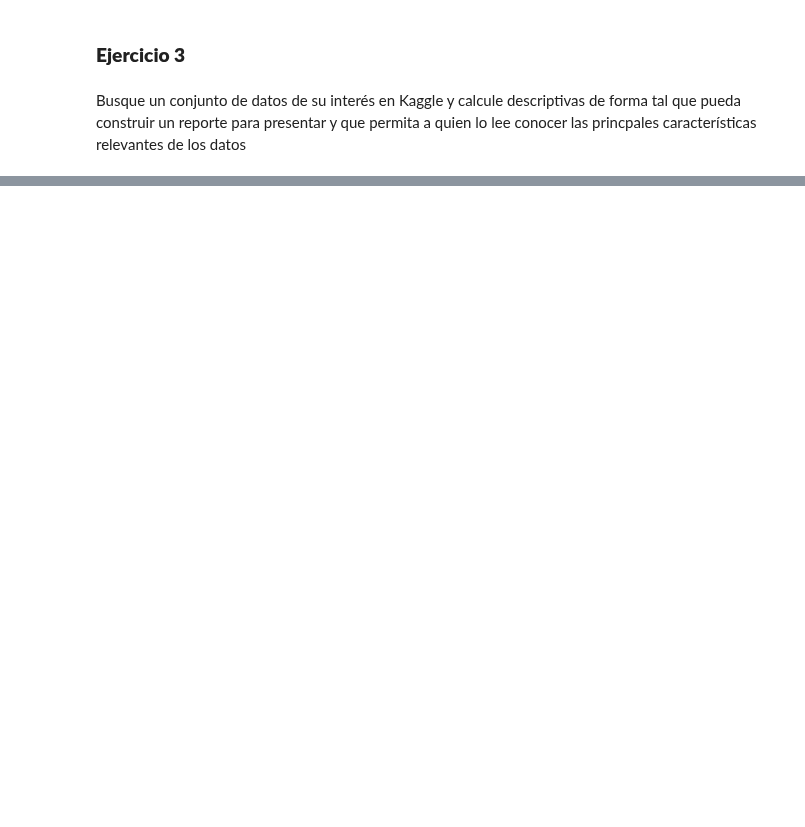
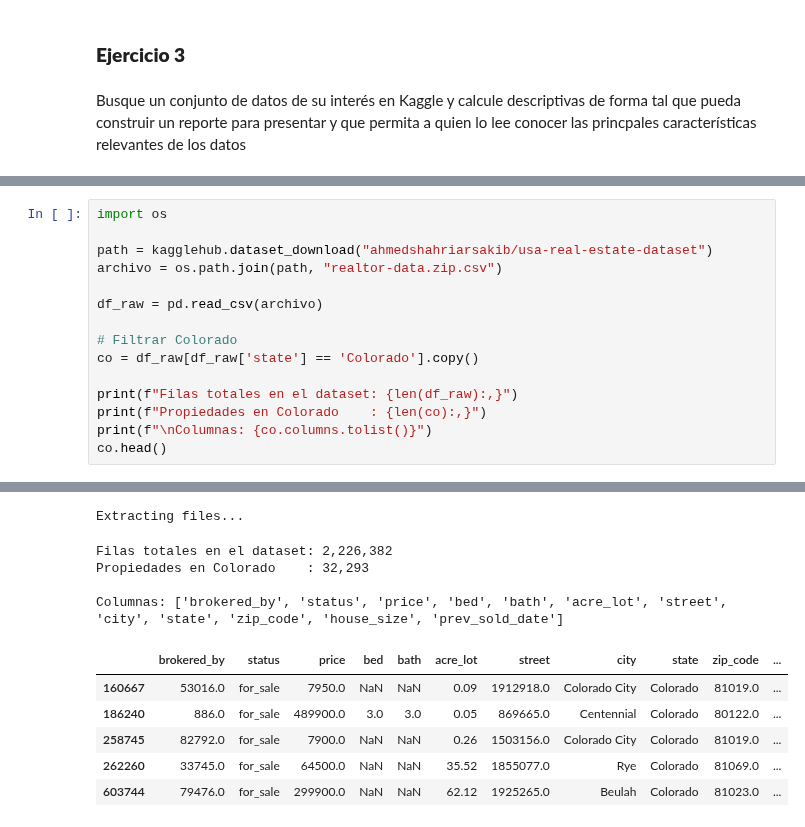
Before and after one commit to alexballera/taller-tgad-fce, a Jupyter notebook: sesiones/segundo-parcial/u2/clase12/TPAD_Práctica_U2_2da_parte.ipynb, the cells around one changed output, grey strips where cells are left out. Cells and saved outputs as stored; diff of their text form; blank space fills up the shorter version.

```diff
--- a/sesiones/segundo-parcial/u2/clase12/TPAD_Práctica_U2_2da_parte.ipynb
+++ b/sesiones/segundo-parcial/u2/clase12/TPAD_Práctica_U2_2da_parte.ipynb
@@ -60,0 +438,16 @@ Busque un conjunto de datos de su interés en Kaggle y calcule descriptivas de f
+# %%
+import os
+
+path = kagglehub.dataset_download("ahmedshahriarsakib/usa-real-estate-dataset")
+archivo = os.path.join(path, "realtor-data.zip.csv")
+
+df_raw = pd.read_csv(archivo)
+
+# Filtrar Colorado
+co = df_raw[df_raw['state'] == 'Colorado'].copy()
+
+print(f"Filas totales en el dataset: {len(df_raw):,}")
+print(f"Propiedades en Colorado    : {len(co):,}")
+print(f"\nColumnas: {co.columns.tolist()}")
+co.head()
+# %% [output]
@@ -60,0 +455,11 @@ Busque un conjunto de datos de su interés en Kaggle y calcule descriptivas de f
+Extracting files...
+Filas totales en el dataset: 2,226,382
+Propiedades en Colorado    : 32,293
+
+Columnas: ['brokered_by', 'status', 'price', 'bed', 'bath', 'acre_lot', 'street', 'city', 'state', 'zip_code', 'house_size', 'prev_sold_date']
+|  | brokered_by | status | price | bed | bath | acre_lot | street | city | state | zip_code | ... |
+| 160667 | 53016.0 | for_sale | 7950.0 | NaN | NaN | 0.09 | 1912918.0 | Colorado City | Colorado | 81019.0 | ... |
+| 186240 | 886.0 | for_sale | 489900.0 | 3.0 | 3.0 | 0.05 | 869665.0 | Centennial | Colorado | 80122.0 | ... |
+| 258745 | 82792.0 | for_sale | 7900.0 | NaN | NaN | 0.26 | 1503156.0 | Colorado City | Colorado | 81019.0 | ... |
+| 262260 | 33745.0 | for_sale | 64500.0 | NaN | NaN | 35.52 | 1855077.0 | Rye | Colorado | 81069.0 | ... |
+| 603744 | 79476.0 | for_sale | 299900.0 | NaN | NaN | 62.12 | 1925265.0 | Beulah | Colorado | 81023.0 | ... |
```
Also changed, not shown: parts of 28 cells of this notebook, 2 other files.
